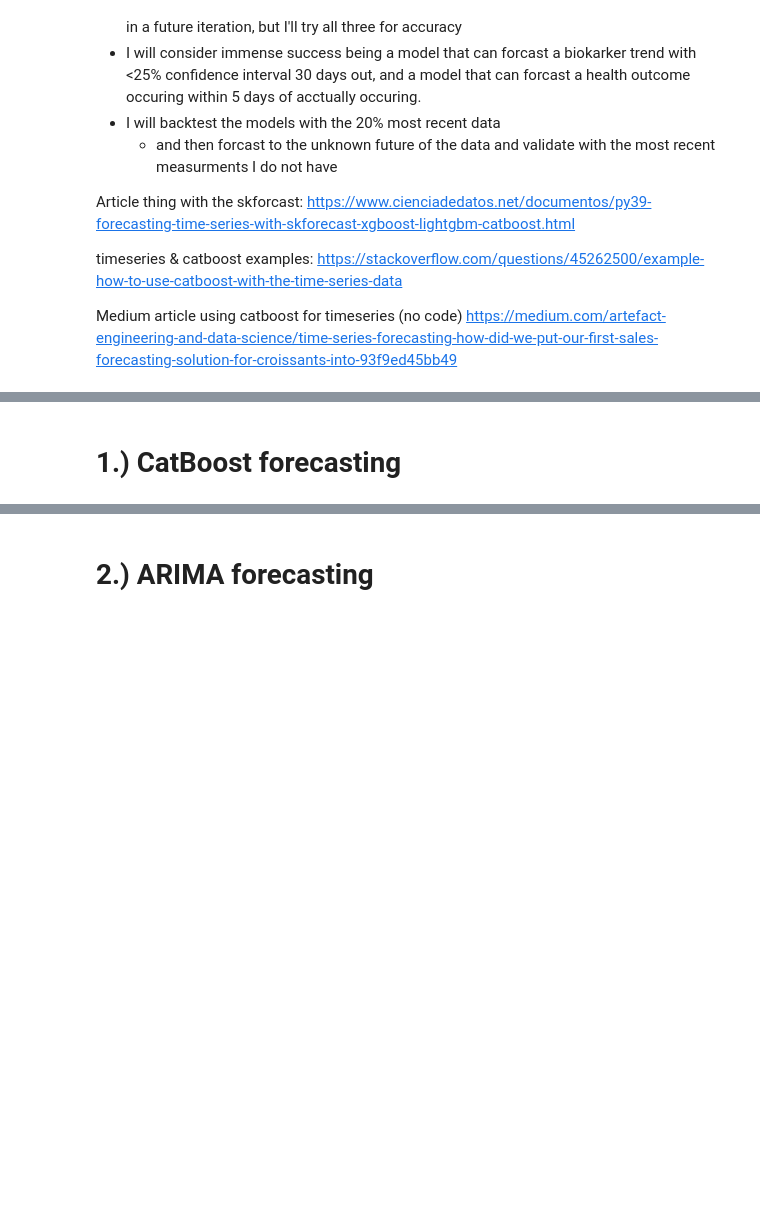
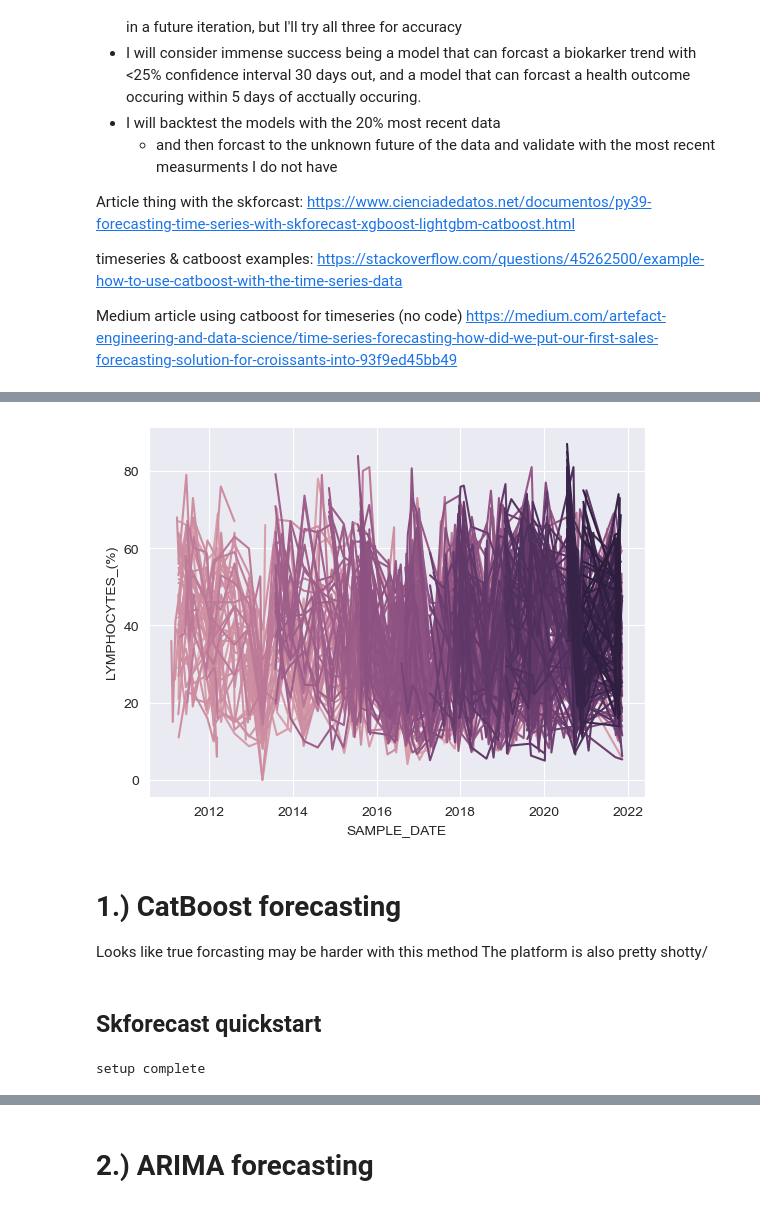
Before and after one commit to aidan-lew/monkey_health, a Jupyter notebook: D_monkeys_forecasting.ipynb, the cells around one changed output, grey strips where cells are left out. Cells and saved outputs as stored; diff of their text form; code cells hidden in the pictures; blank space fills up the shorter version.

```diff
--- a/D_monkeys_forecasting.ipynb
+++ b/D_monkeys_forecasting.ipynb
@@ -20,2 +135,23 @@ Unlike the previous predictions, I want to maintain the timeseries information h
+# %%
+# viz lymphocytes of all monkeys over the totality of the study to date
+sns.lineplot(data = for_bio_df, x = "SAMPLE_DATE", y = "LYMPHOCYTES_(%)", hue='ID', legend=False);
+# %% [output]
+[figure, added]
 # %% [markdown]
 # 1.) CatBoost forecasting
+Looks like true forcasting may be harder with this method
+The platform is also pretty shotty/
+# %% [markdown]
+## Skforecast quickstart
+# %%
+import pandas as pd
+import matplotlib.pyplot as plt
+from sklearn.ensemble import RandomForestRegressor
+from sklearn.metrics import mean_squared_error
+
+from skforecast.ForecasterAutoreg import ForecasterAutoreg
+from skforecast.model_selection import backtesting_forecaster
+from skforecast.model_selection import grid_search_forecaster
+print('setup complete')
+# %% [output]
+setup complete
```
Also changed, not shown: parts of 25 cells of this notebook.
